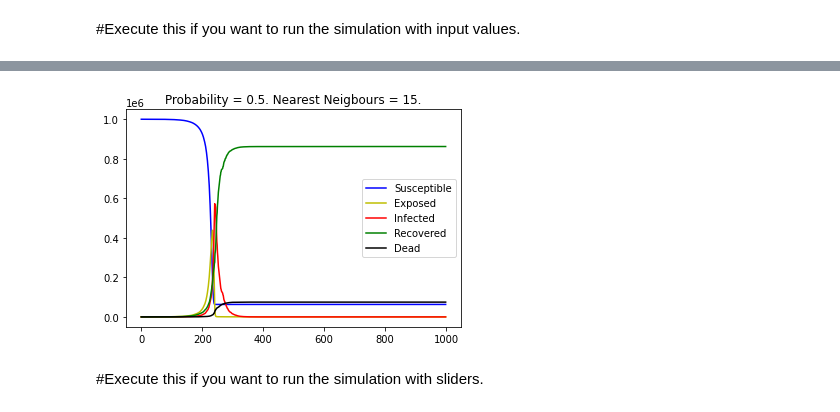
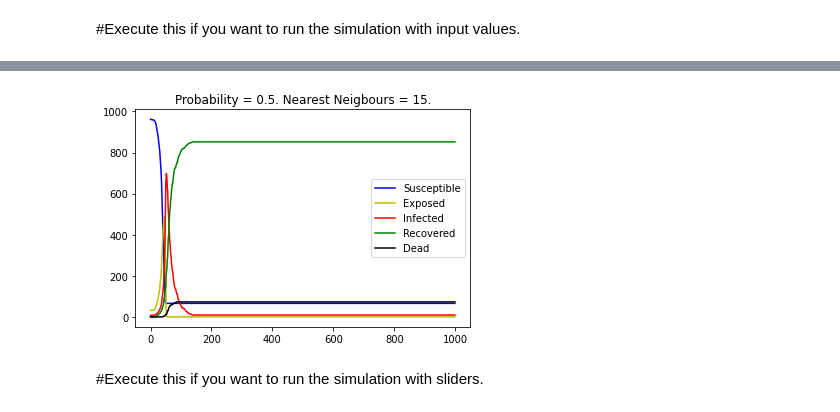
Before and after one commit to thecrazyphysicist369/strategic-Covid19-testing, a Jupyter notebook: v2_Random_Testing.ipynb, the cells around one changed output, grey strips where cells are left out. Cells and saved outputs as stored; diff of their text form; code cells hidden in the pictures.

```diff
--- a/v2_Random_Testing.ipynb
+++ b/v2_Random_Testing.ipynb
@@ -35,7 +35,13 @@ def gen_vertex(n):
                 'index': c, 			# the unique index of the voter
                 'cont_level' : 0, # a positive number that increases everytime the
                                   #individual meets another with covid.
-                'connected': []   # the small world connections between the individuals
+                'connected' : [], # the small world connections between the individuals
+                'd_sus' : 0,      # number of days the individual is susceptible
+                'd_expo' : 0,     # number of days the individual is exposed
+                'd_inf' : 0,      # number of days the individual is infected
+                'd_rec' : 0,      # number of days the individual takes to recover
+                'd_test' : 0,
+                'd_death' : 0
                 }
       ver_list.append(vertex)
       c+=1
@@ -138,18 +126,26 @@ def days(pop, tpm):
 
   #Adding person to the respective lists based on their status
   #compartmening the population
+
+  #Also creating a distribution map of the people
   for person in pop:
     level = person['cont_level']
     if level >= 0 and level <= 25:
       list_S.append(person['index'])
+      person['d_sus'] +=1
     elif level > 25 and level <= 65:
       list_E.append(person['index'])
+      person['d_expo'] +=1
     elif level > 65 and level <=150:
       list_I.append(person['index'])
+      person['d_inf'] +=1
     elif level > 150:
       list_D.append(person['index'])
+      person['d_death'] = 1
     elif level==-10:
       list_R.append(person['index'])
+      person['d_reco'] = random.randint(0,15)
+
 
 
   #Infecting 1/5th of exposed population
@@ -190,7 +186,7 @@ def days(pop, tpm):
 #Execute this if you want to run the simulation with input values.
 # %%
 
-population_size = 1000000 #int(input("Enter population size : "))
+population_size = 1000 #int(input("Enter population size : "))
 
 k = 15 # int(input("\nk nearest neighbors : "))
 
@@ -240,8 +236,8 @@ for j in range (iterations):
 	estimated = elapsed*(iterations-j)
 	remaining = (iterations * one_day) - (j * one_day)
 	#progress_bar(estimated, elapsed)
-	print("Doing ",j,"th iteration. Time :","{:.2f}".format(one_day),
-	      "secs. Elapsed time :","{:.2f}".format(elapsed),"secs. Estimated : ","{:.2f}".format(estimated),"secs")
+	#print("Doing ",j,"th iteration. Time :","{:.2f}".format(one_day),
+	#      "secs. Elapsed time :","{:.2f}".format(elapsed),"secs. Estimated : ","{:.2f}".format(estimated),"secs")
 
 
 plt.plot(count, susp, color='b', label = "Susceptible")
@@ -274 +253 @@ Doing  999 th iteration. Time : 0.38 secs. Elapsed time : 687.03 secs. Estimated
-[figure, old version]
+[figure, new version]
```
Also changed, not shown: parts of 5 cells of this notebook.
